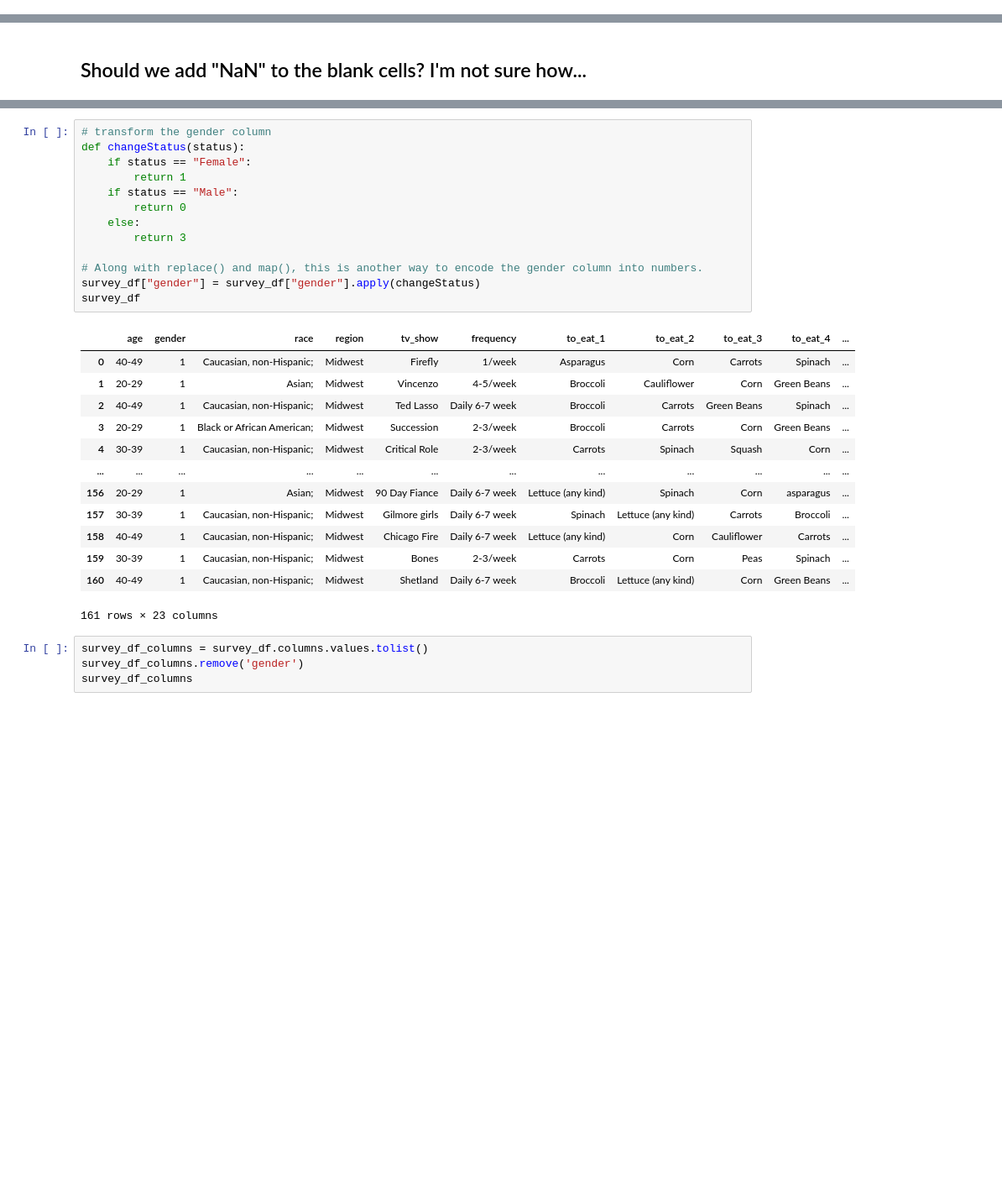
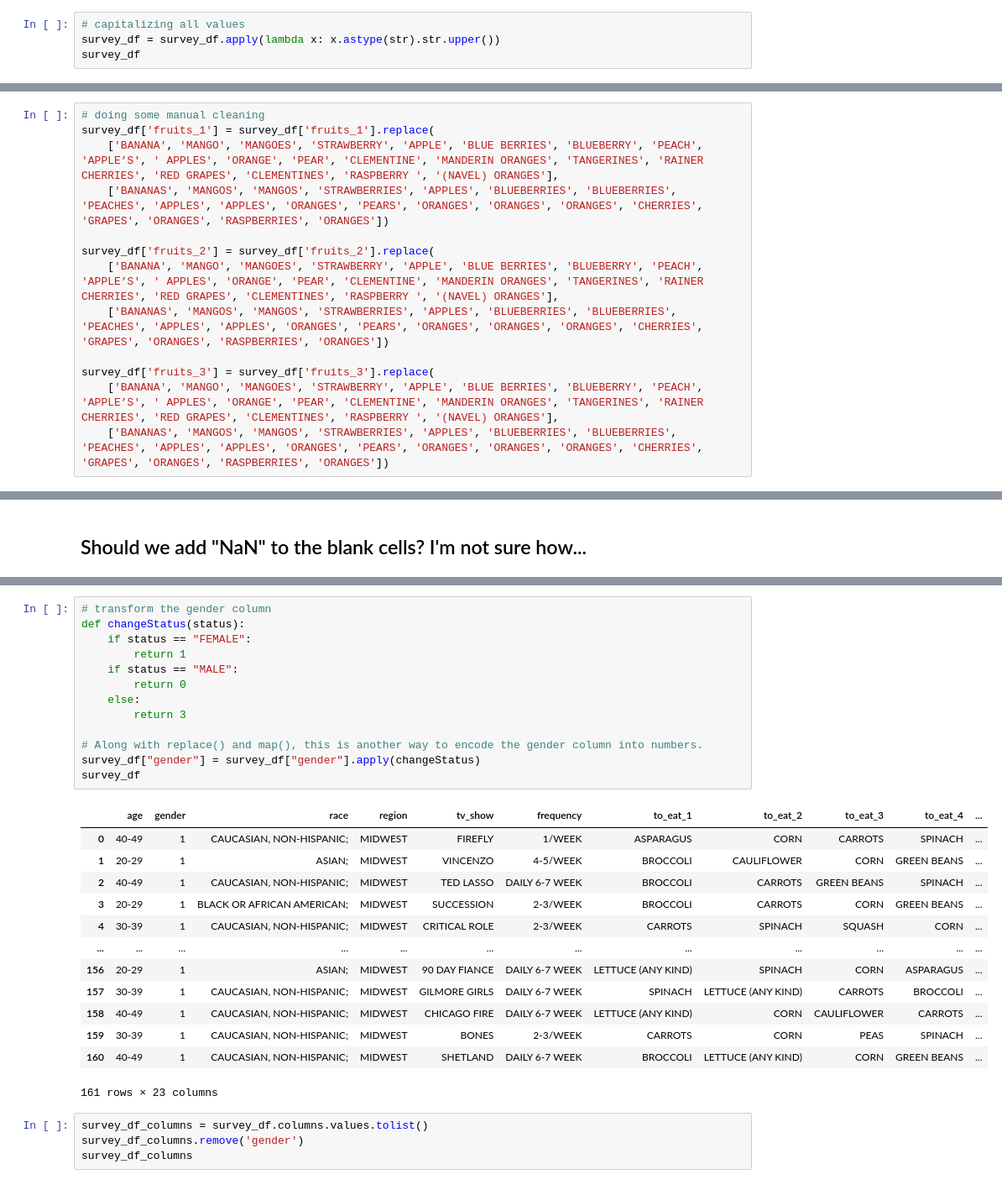
Before and after one commit to PamFernandez/veggie-tales, a Jupyter notebook: pams_data_cleaning.ipynb, the cells around one changed output, grey strips where cells are left out. Shown at 84% size. Saved outputs shown, nothing was run; the diff lists cells and outputs as text; blank space fills up the shorter version.

```diff
--- a/pams_data_cleaning.ipynb
+++ b/pams_data_cleaning.ipynb
@@ -145,3 +150,7 @@ survey_df
 | 159 | 30-39 | Female | Caucasian, non-Hispanic; | Midwest | Bones | 2-3/week | Carrots | Corn | Peas | Spinach | ... |
 | 160 | 40-49 | Female | Caucasian, non-Hispanic; | Midwest | Shetland | Daily 6-7 week | Broccoli | Lettuce (any kind) | Corn | Green Beans | ... |
 161 rows × 23 columns
+# %%
+# capitalizing all values
+survey_df = survey_df.apply(lambda x: x.astype(str).str.upper())
+survey_df
@@ -148,3 +171,16 @@ survey_df
+# %%
+# doing some manual cleaning
+survey_df['fruits_1'] = survey_df['fruits_1'].replace(
+    ['BANANA', 'MANGO', 'MANGOES', 'STRAWBERRY', 'APPLE', 'BLUE BERRIES', 'BLUEBERRY', 'PEACH', 'APPLE’S', ' APPLES', 'ORANGE', 'PEAR', 'CLEMENTINE', 'MANDERIN ORANGES', 'TANGERINES', 'RAINER CHERRIES', 'RED GRAPES', 'CLEMENTINES', 'RASPBERRY ', '(NAVEL) ORANGES'],
+    ['BANANAS', 'MANGOS', 'MANGOS', 'STRAWBERRIES', 'APPLES', 'BLUEBERRIES', 'BLUEBERRIES', 'PEACHES', 'APPLES', 'APPLES', 'ORANGES', 'PEARS', 'ORANGES', 'ORANGES', 'ORANGES', 'CHERRIES', 'GRAPES', 'ORANGES', 'RASPBERRIES', 'ORANGES'])
+
+survey_df['fruits_2'] = survey_df['fruits_2'].replace(
+    ['BANANA', 'MANGO', 'MANGOES', 'STRAWBERRY', 'APPLE', 'BLUE BERRIES', 'BLUEBERRY', 'PEACH', 'APPLE’S', ' APPLES', 'ORANGE', 'PEAR', 'CLEMENTINE', 'MANDERIN ORANGES', 'TANGERINES', 'RAINER CHERRIES', 'RED GRAPES', 'CLEMENTINES', 'RASPBERRY ', '(NAVEL) ORANGES'],
+    ['BANANAS', 'MANGOS', 'MANGOS', 'STRAWBERRIES', 'APPLES', 'BLUEBERRIES', 'BLUEBERRIES', 'PEACHES', 'APPLES', 'APPLES', 'ORANGES', 'PEARS', 'ORANGES', 'ORANGES', 'ORANGES', 'CHERRIES', 'GRAPES', 'ORANGES', 'RASPBERRIES', 'ORANGES'])
+
+survey_df['fruits_3'] = survey_df['fruits_3'].replace(
+    ['BANANA', 'MANGO', 'MANGOES', 'STRAWBERRY', 'APPLE', 'BLUE BERRIES', 'BLUEBERRY', 'PEACH', 'APPLE’S', ' APPLES', 'ORANGE', 'PEAR', 'CLEMENTINE', 'MANDERIN ORANGES', 'TANGERINES', 'RAINER CHERRIES', 'RED GRAPES', 'CLEMENTINES', 'RASPBERRY ', '(NAVEL) ORANGES'],
+    ['BANANAS', 'MANGOS', 'MANGOS', 'STRAWBERRIES', 'APPLES', 'BLUEBERRIES', 'BLUEBERRIES', 'PEACHES', 'APPLES', 'APPLES', 'ORANGES', 'PEARS', 'ORANGES', 'ORANGES', 'ORANGES', 'CHERRIES', 'GRAPES', 'ORANGES', 'RASPBERRIES', 'ORANGES'])
 # %%
 # determine the number of unique values in each column
 survey_cat = survey_df.dtypes.index.tolist()
@@ -394,29 +427,29 @@ Name: gender, dtype: int64
 # %%
 # transform the gender column
 def changeStatus(status):
-    if status == "Female":
+    if status == "FEMALE":
         return 1
-    if status == "Male":
+    if status == "MALE":
         return 0
     else:
         return 3
 
 # Along with replace() and map(), this is another way to encode the gender column into numbers.
 survey_df["gender"] = survey_df["gender"].apply(changeStatus)
 survey_df
 # %% [output]
 |  | age | gender | race | region | tv_show | frequency | to_eat_1 | to_eat_2 | to_eat_3 | to_eat_4 | ... |
-| 0 | 40-49 | 1 | Caucasian, non-Hispanic; | Midwest | Firefly | 1/week | Asparagus | Corn | Carrots | Spinach | ... |
-| 1 | 20-29 | 1 | Asian; | Midwest | Vincenzo | 4-5/week | Broccoli | Cauliflower | Corn | Green Beans | ... |
-| 2 | 40-49 | 1 | Caucasian, non-Hispanic; | Midwest | Ted Lasso | Daily 6-7 week | Broccoli | Carrots | Green Beans | Spinach | ... |
-| 3 | 20-29 | 1 | Black or African American; | Midwest | Succession | 2-3/week | Broccoli | Carrots | Corn | Green Beans | ... |
-| 4 | 30-39 | 1 | Caucasian, non-Hispanic; | Midwest | Critical Role | 2-3/week | Carrots | Spinach | Squash | Corn | ... |
+| 0 | 40-49 | 1 | CAUCASIAN, NON-HISPANIC; | MIDWEST | FIREFLY | 1/WEEK | ASPARAGUS | CORN | CARROTS | SPINACH | ... |
+| 1 | 20-29 | 1 | ASIAN; | MIDWEST | VINCENZO | 4-5/WEEK | BROCCOLI | CAULIFLOWER | CORN | GREEN BEANS | ... |
+| 2 | 40-49 | 1 | CAUCASIAN, NON-HISPANIC; | MIDWEST | TED LASSO | DAILY 6-7 WEEK | BROCCOLI | CARROTS | GREEN BEANS | SPINACH | ... |
+| 3 | 20-29 | 1 | BLACK OR AFRICAN AMERICAN; | MIDWEST | SUCCESSION | 2-3/WEEK | BROCCOLI | CARROTS | CORN | GREEN BEANS | ... |
+| 4 | 30-39 | 1 | CAUCASIAN, NON-HISPANIC; | MIDWEST | CRITICAL ROLE | 2-3/WEEK | CARROTS | SPINACH | SQUASH | CORN | ... |
 | ... | ... | ... | ... | ... | ... | ... | ... | ... | ... | ... | ... |
-| 156 | 20-29 | 1 | Asian; | Midwest | 90 Day Fiance | Daily 6-7 week | Lettuce (any kind) | Spinach | Corn | asparagus | ... |
-| 157 | 30-39 | 1 | Caucasian, non-Hispanic; | Midwest | Gilmore girls | Daily 6-7 week | Spinach | Lettuce (any kind) | Carrots | Broccoli | ... |
-| 158 | 40-49 | 1 | Caucasian, non-Hispanic; | Midwest | Chicago Fire | Daily 6-7 week | Lettuce (any kind) | Corn | Cauliflower | Carrots | ... |
-| 159 | 30-39 | 1 | Caucasian, non-Hispanic; | Midwest | Bones | 2-3/week | Carrots | Corn | Peas | Spinach | ... |
-| 160 | 40-49 | 1 | Caucasian, non-Hispanic; | Midwest | Shetland | Daily 6-7 week | Broccoli | Lettuce (any kind) | Corn | Green Beans | ... |
+| 156 | 20-29 | 1 | ASIAN; | MIDWEST | 90 DAY FIANCE | DAILY 6-7 WEEK | LETTUCE (ANY KIND) | SPINACH | CORN | ASPARAGUS | ... |
+| 157 | 30-39 | 1 | CAUCASIAN, NON-HISPANIC; | MIDWEST | GILMORE GIRLS | DAILY 6-7 WEEK | SPINACH | LETTUCE (ANY KIND) | CARROTS | BROCCOLI | ... |
+| 158 | 40-49 | 1 | CAUCASIAN, NON-HISPANIC; | MIDWEST | CHICAGO FIRE | DAILY 6-7 WEEK | LETTUCE (ANY KIND) | CORN | CAULIFLOWER | CARROTS | ... |
+| 159 | 30-39 | 1 | CAUCASIAN, NON-HISPANIC; | MIDWEST | BONES | 2-3/WEEK | CARROTS | CORN | PEAS | SPINACH | ... |
+| 160 | 40-49 | 1 | CAUCASIAN, NON-HISPANIC; | MIDWEST | SHETLAND | DAILY 6-7 WEEK | BROCCOLI | LETTUCE (ANY KIND) | CORN | GREEN BEANS | ... |
 161 rows × 23 columns
 # %%
 survey_df_columns = survey_df.columns.values.tolist()
```
Also changed, not shown: parts of 24 cells of this notebook, 2 other files.
